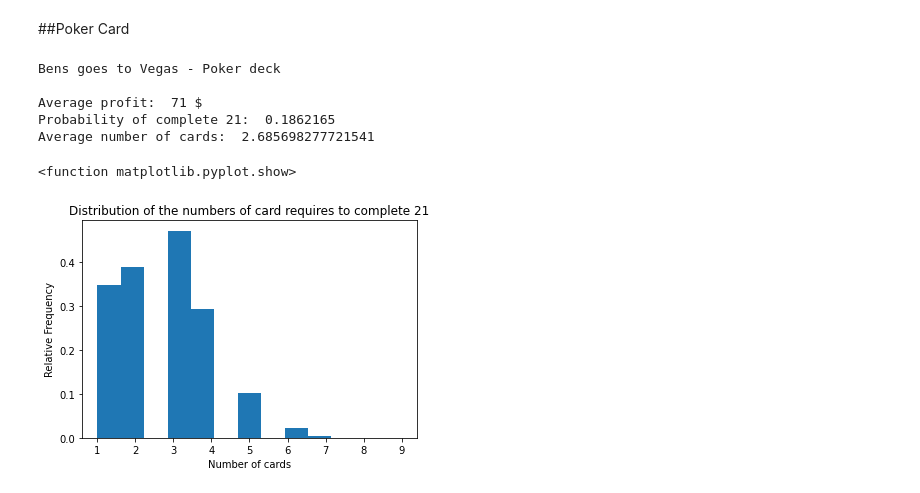
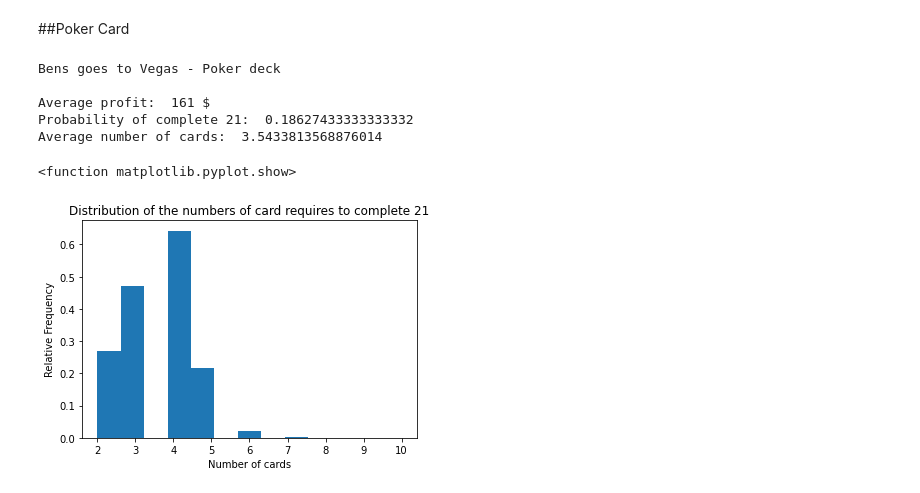
Before and after one commit to ImGAMP/AlgorithmsUN2020II, a Jupyter notebook: 21BlackjackGrClass1StGrooup10.ipynb, the cells around one changed output. Drawn from its saved outputs; the diff is of its cells as text; code cells hidden in the pictures.

```diff
--- a/21BlackjackGrClass1StGrooup10.ipynb
+++ b/21BlackjackGrClass1StGrooup10.ipynb
@@ -684,6 +688,7 @@ for i in range(n):
 
     if (p == 1): # hot deck
       my_hand = [7,7,5]
+      nc = 3
       while (sum(my_hand) < 21):
         card = r.choice(h_deck)
         my_hand.append(card)
@@ -765,6 +770,7 @@ for i in range(n):
 
     if (p == 1): # hot deck
       my_hand = [7,7,5]
+      nc = 3
       while (sum(my_hand) < 21):
         card = r.choice(h_deck)
         my_hand.append(card)
@@ -783,34 +789,34 @@ for i in range(n):
       while (sum(my_hand) < 21):
         card = r.choice(c_deck)
         my_hand.append(card)
         c_deck.remove(card)
         nc += 1
       if (sum(my_hand)==21): #if win, earn $10
         count += 1
         avnc += nc
         nc_to_win.append(nc)
         bets += 10
         bets_list.append(bets)
       else:
         bets -= 10
         bets_list.append(bets)
 
 print("Bens goes to Vegas - Poker deck")
 print("\nAverage profit: ",sum(bets_list)//(n*games_wekend), "$")
 print("Probability of complete 21: ", count/(n*games_wekend))
 print("Average number of cards: ", avnc/count, "\n")
 
 plt.figure()
 plt.hist(nc_to_win, density=True, bins=13)
 plt.title("Distribution of the numbers of card requires to complete 21")
 plt.xlabel("Number of cards")
 plt.ylabel("Relative Frequency")
 plt.show
 # %% [output]
 Bens goes to Vegas - Poker deck
 
-Average profit:  71 $
-Probability of complete 21:  0.1862165
-Average number of cards:  2.685698277721541
+Average profit:  161 $
+Probability of complete 21:  0.18627433333333332
+Average number of cards:  3.5433813568876014
 <function matplotlib.pyplot.show>
-[figure, old version]
+[figure, new version]
```
Also changed, not shown: parts of 8 cells of this notebook.
